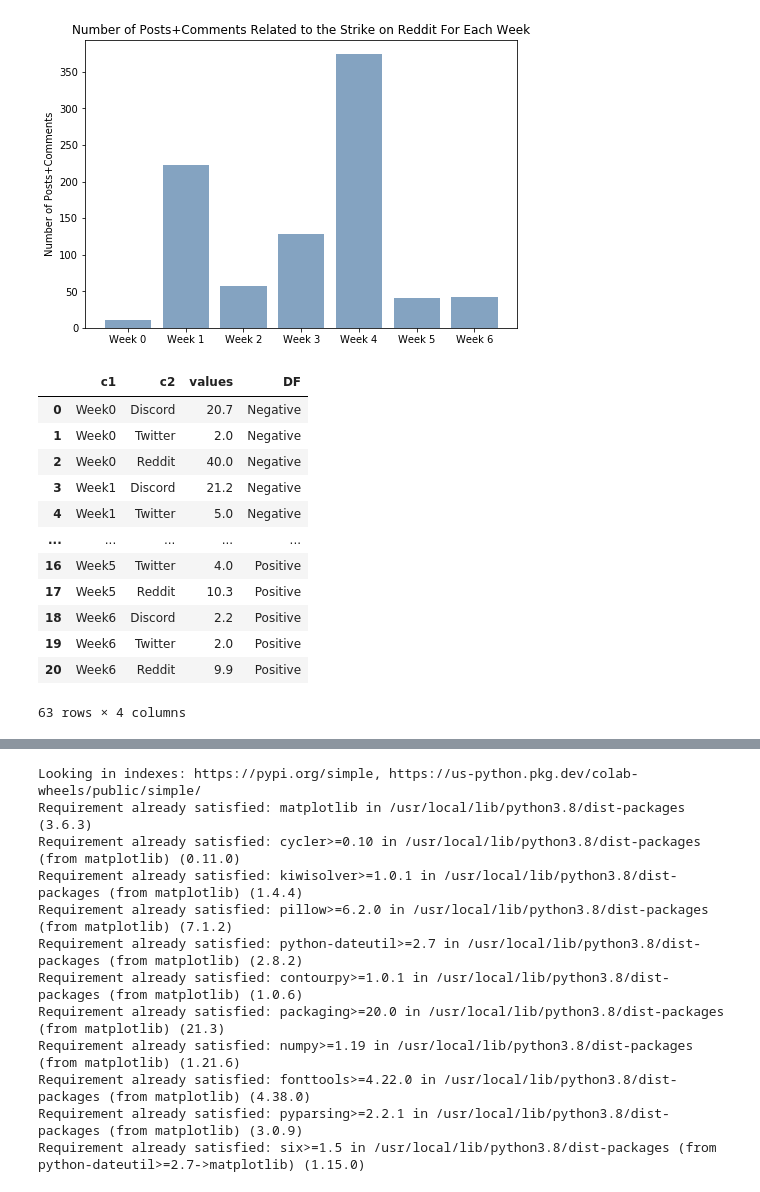
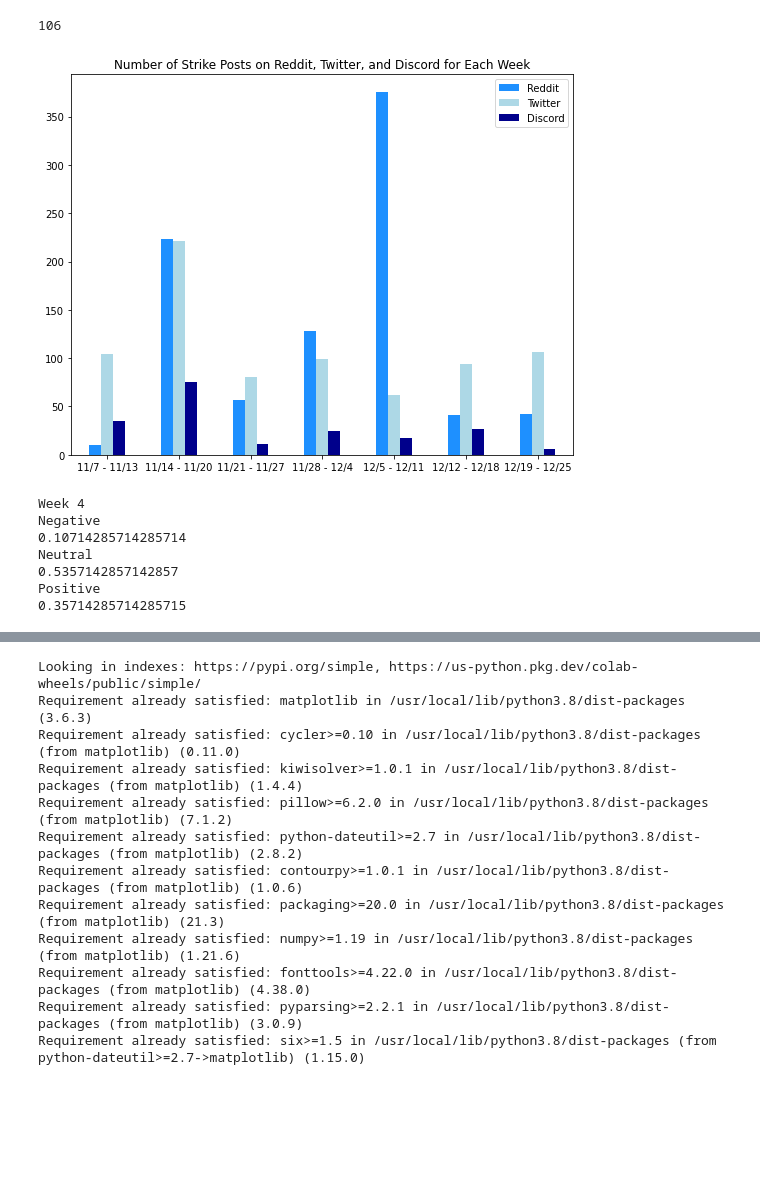
Before and after one commit to samanthasu12/TA-Strike-Analysis-For-Daily-Nexus, a Jupyter notebook: TAStrikeAnalysisDiagrams.ipynb, the cells around one changed output, grey strips where cells are left out. Saved outputs shown, nothing was run; the diff lists cells and outputs as text; code cells hidden in the pictures; blank space fills up the shorter version.

```diff
--- a/TAStrikeAnalysisDiagrams.ipynb
+++ b/TAStrikeAnalysisDiagrams.ipynb
@@ -47,16 +47,19 @@ Installing collected packages: matplotlib
     Uninstalling matplotlib-3.6.3:
       Successfully uninstalled matplotlib-3.6.3
 Successfully installed matplotlib-3.1.3
-# %%
-#Reddit sample sizes per week
-
-fig = plt.figure()
-ax = fig.add_axes([0,0,1,1])
-weeks = ['Week 0', 'Week 1', 'Week 2', 'Week 3', 'Week 4', 'Week 5', 'Week 6']
-number_of_posts = [10, 223, 57, 128, 375, 41, 42]
-ax.bar(weeks,number_of_posts, color=[0.2, 0.4, 0.6, 0.6])
-ax.set_ylabel('Number of Posts+Comments')
-ax.set_title("Number of Posts+Comments Related to the Strike on Reddit For Each Week")
-plt.show()
-# %% [output]
-[figure, removed]
+# %%
+43+44+19
+# %% [output]
+106
+# %%
+reddit_values = [10, 223, 57, 128,375,41,42]
+twitter_values = [104, 221, 80, 99,62,94,106]
+discord_values = [35, 75, 11, 25,17,27,6]
+
+index = ['11/7 - 11/13', '11/14 - 11/20', '11/21 - 11/27', '11/28 - 12/4', '12/5 - 12/11', '12/12 - 12/18', '12/19 - 12/25']
+df = pd.DataFrame({'Reddit': reddit_values,
+                    'Twitter': twitter_values,
+                   'Discord': discord_values}, index=index)
+ax = df.plot.bar(rot=0, color={"Reddit": "DodgerBlue", "Twitter": "lightblue", "Discord": "darkblue"}, title='Number of Strike Posts on Reddit, Twitter, and Discord for Each Week', linewidth=13, figsize=(9,7))
+# %% [output]
+[figure, added]
@@ -77,22 +81,26 @@ df2 = prep_df(df2, 'Neutral')
 df3 = prep_df(df3, 'Positive')
 
 df = pd.concat([df1, df2, df3])
-# %%
-df
-# %% [output]
-|  | c1 | c2 | values | DF |
-| 0 | Week0 | Discord | 20.7 | Negative |
-| 1 | Week0 | Twitter | 2.0 | Negative |
-| 2 | Week0 | Reddit | 40.0 | Negative |
-| 3 | Week1 | Discord | 21.2 | Negative |
-| 4 | Week1 | Twitter | 5.0 | Negative |
-| ... | ... | ... | ... | ... |
-| 16 | Week5 | Twitter | 4.0 | Positive |
-| 17 | Week5 | Reddit | 10.3 | Positive |
-| 18 | Week6 | Discord | 2.2 | Positive |
-| 19 | Week6 | Twitter | 2.0 | Positive |
-| 20 | Week6 | Reddit | 9.9 | Positive |
-63 rows × 4 columns
+# %%
+print('Week 4')
+print('Negative')
+print(6/(6+30+20))
+print('Neutral')
+print(30/(6+30+20))
+print('Positive')
+print(20/(6+30+20))
+
+#Negative = [8, 18, 11, 7, 6, 20, 15]
+#Neutral = [45, 115, 38, 43, 30, 37, 44]
+#Positive = [26, 76, 27, 38, 20, 33, 39]
+# %% [output]
+Week 4
+Negative
+0.10714285714285714
+Neutral
+0.5357142857142857
+Positive
+0.35714285714285715
 # %%
 alt.Chart(df).mark_bar().encode(
 
```
Also changed, not shown: parts of 6 cells of this notebook.
